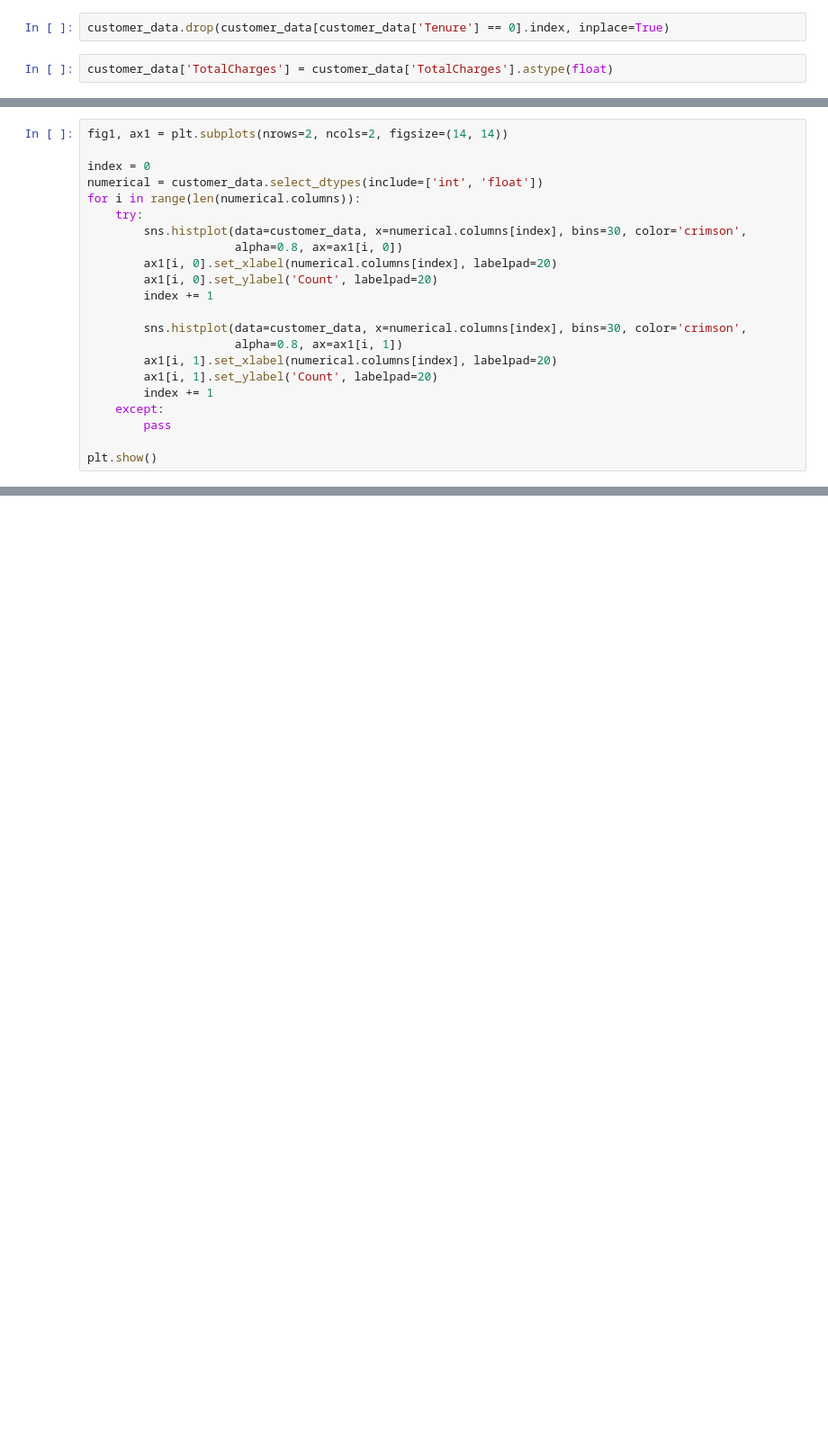
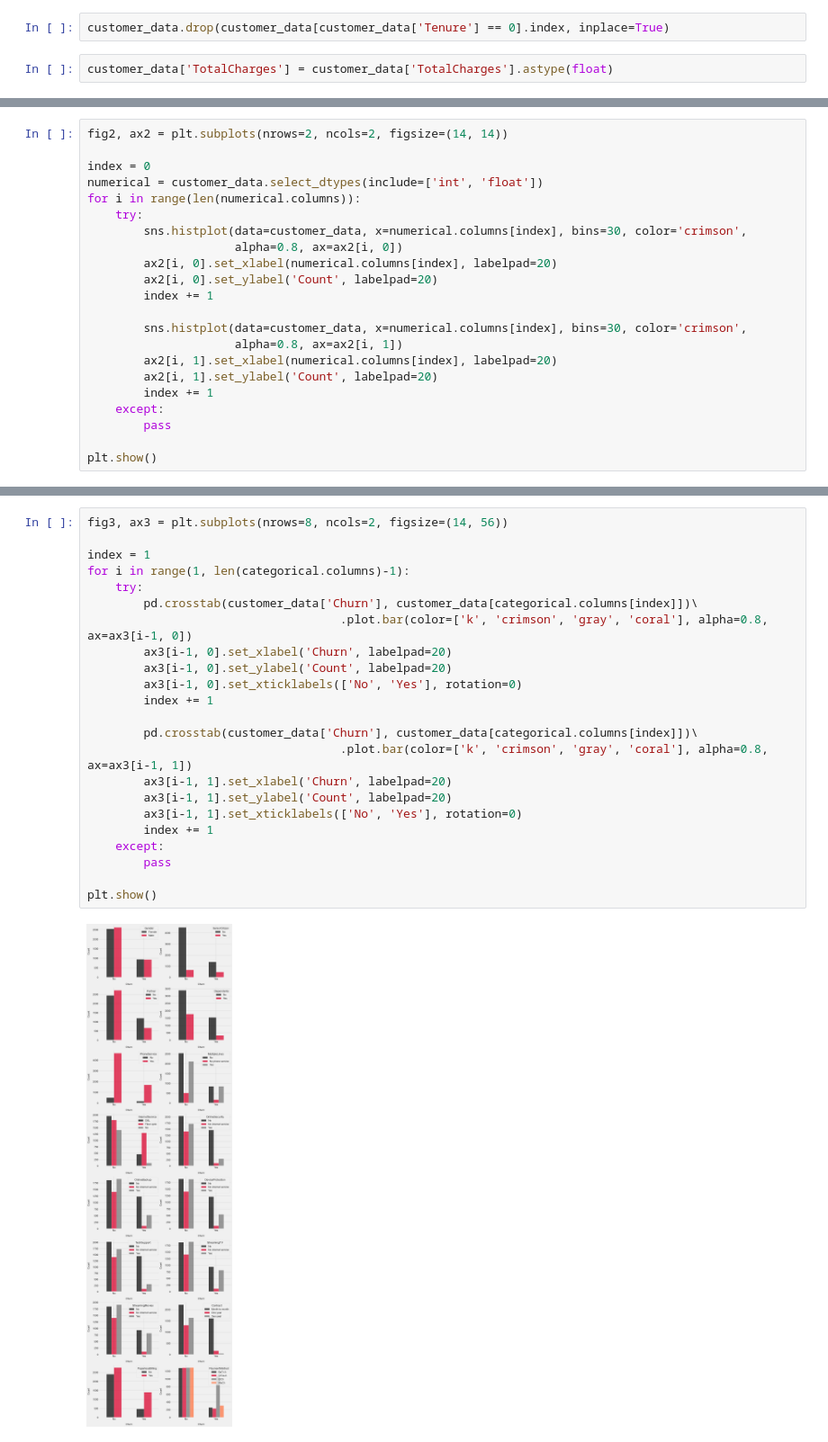
Before and after one commit to esbatiehsan/customer-churn, a Jupyter notebook: data-cleaning-exploration.ipynb, the cells around one changed output, grey strips where cells are left out. Shown at 90% size. Saved outputs shown, nothing was run; the diff lists cells and outputs as text; blank space fills up the shorter version.

```diff
--- a/data-cleaning-exploration.ipynb
+++ b/data-cleaning-exploration.ipynb
@@ -114,20 +114,20 @@ plt.show()
 # %%
-fig1, ax1 = plt.subplots(nrows=2, ncols=2, figsize=(14, 14))
+fig2, ax2 = plt.subplots(nrows=2, ncols=2, figsize=(14, 14))
 
 index = 0
 numerical = customer_data.select_dtypes(include=['int', 'float'])
 for i in range(len(numerical.columns)):
     try:
         sns.histplot(data=customer_data, x=numerical.columns[index], bins=30, color='crimson',
-                     alpha=0.8, ax=ax1[i, 0])
-        ax1[i, 0].set_xlabel(numerical.columns[index], labelpad=20)
-        ax1[i, 0].set_ylabel('Count', labelpad=20)
+                     alpha=0.8, ax=ax2[i, 0])
+        ax2[i, 0].set_xlabel(numerical.columns[index], labelpad=20)
+        ax2[i, 0].set_ylabel('Count', labelpad=20)
         index += 1
 
         sns.histplot(data=customer_data, x=numerical.columns[index], bins=30, color='crimson',
-                     alpha=0.8, ax=ax1[i, 1])
-        ax1[i, 1].set_xlabel(numerical.columns[index], labelpad=20)
-        ax1[i, 1].set_ylabel('Count', labelpad=20)
+                     alpha=0.8, ax=ax2[i, 1])
+        ax2[i, 1].set_xlabel(numerical.columns[index], labelpad=20)
+        ax2[i, 1].set_ylabel('Count', labelpad=20)
         index += 1
     except:
         pass
@@ -135,3 +135,28 @@ for i in range(len(numerical.columns)):
 plt.show()
 # %% [output]
 [figure]
+# %%
+fig3, ax3 = plt.subplots(nrows=8, ncols=2, figsize=(14, 56))
+
+index = 1
+for i in range(1, len(categorical.columns)-1):
+    try:
+        pd.crosstab(customer_data['Churn'], customer_data[categorical.columns[index]])\
+                                    .plot.bar(color=['k', 'crimson', 'gray', 'coral'], alpha=0.8, ax=ax3[i-1, 0])
+        ax3[i-1, 0].set_xlabel('Churn', labelpad=20)
+        ax3[i-1, 0].set_ylabel('Count', labelpad=20)
+        ax3[i-1, 0].set_xticklabels(['No', 'Yes'], rotation=0)
+        index += 1
+
+        pd.crosstab(customer_data['Churn'], customer_data[categorical.columns[index]])\
+                                    .plot.bar(color=['k', 'crimson', 'gray', 'coral'], alpha=0.8, ax=ax3[i-1, 1])
+        ax3[i-1, 1].set_xlabel('Churn', labelpad=20)
+        ax3[i-1, 1].set_ylabel('Count', labelpad=20)
+        ax3[i-1, 1].set_xticklabels(['No', 'Yes'], rotation=0)
+        index += 1
+    except:
+        pass
+
+plt.show()
+# %% [output]
+[figure, added]
```
Also changed, not shown: parts of 3 cells of this notebook.
